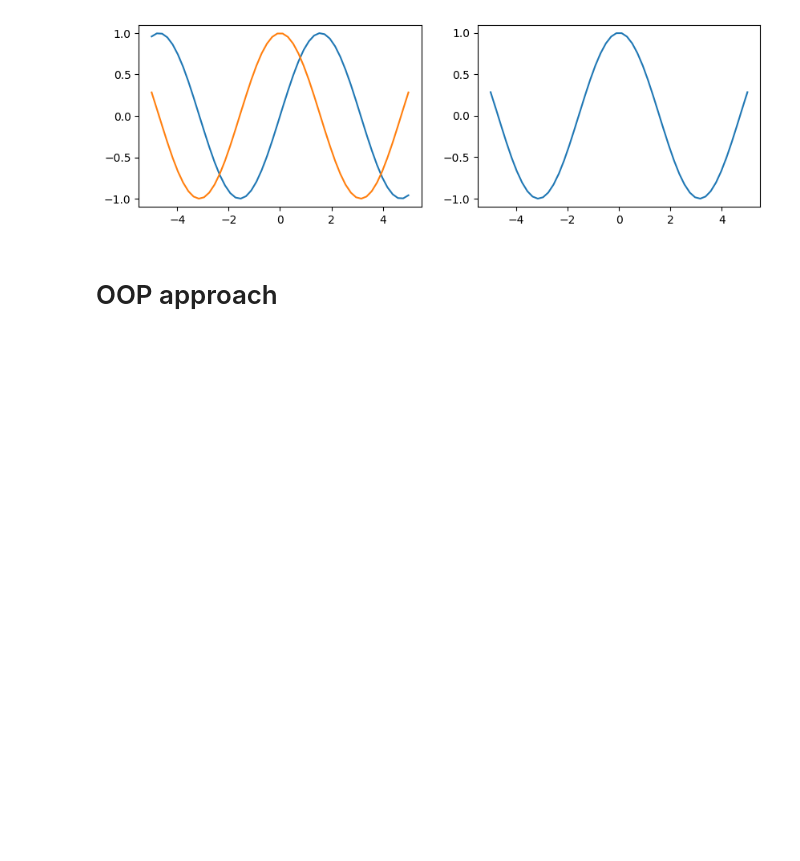
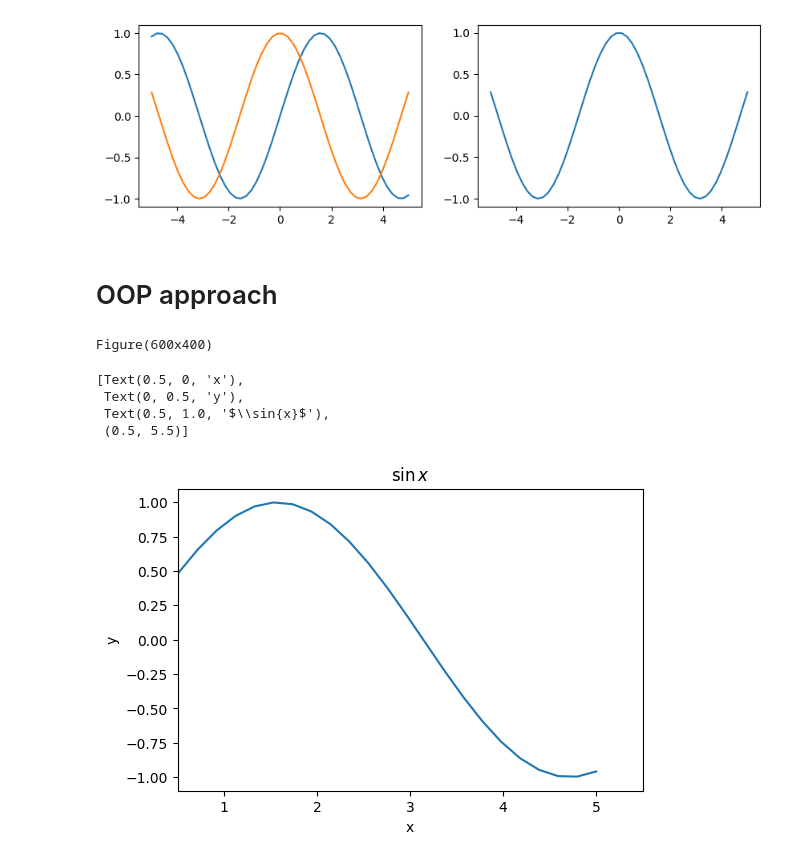
Before and after one commit to cooperhankun/code-alongs, a Jupyter notebook: matplotlib.ipynb, the cells around one changed output. Cells and saved outputs as stored; diff of their text form; code cells hidden in the pictures; blank space fills up the shorter version.

```diff
--- a/matplotlib.ipynb
+++ b/matplotlib.ipynb
@@ -95,0 +93,15 @@ ax = plt.axes()
+# %%
+fig = plt.figure(dpi=100)
+# ax object can have a plot , axis, labels, title.....
+ax = plt.axes()
+print(fig)
+
+ax.plot(x,f)
+ax.set(xlabel = "x", ylabel="y", title="$\sin{x}$", xlim=(0.5))
+# %% [output]
+Figure(600x400)
+[Text(0.5, 0, 'x'),
+ Text(0, 0.5, 'y'),
+ Text(0.5, 1.0, '$\\sin{x}$'),
+ (0.5, 5.5)]
+[figure, added]
```
Also changed, not shown: parts of 3 cells of this notebook.
